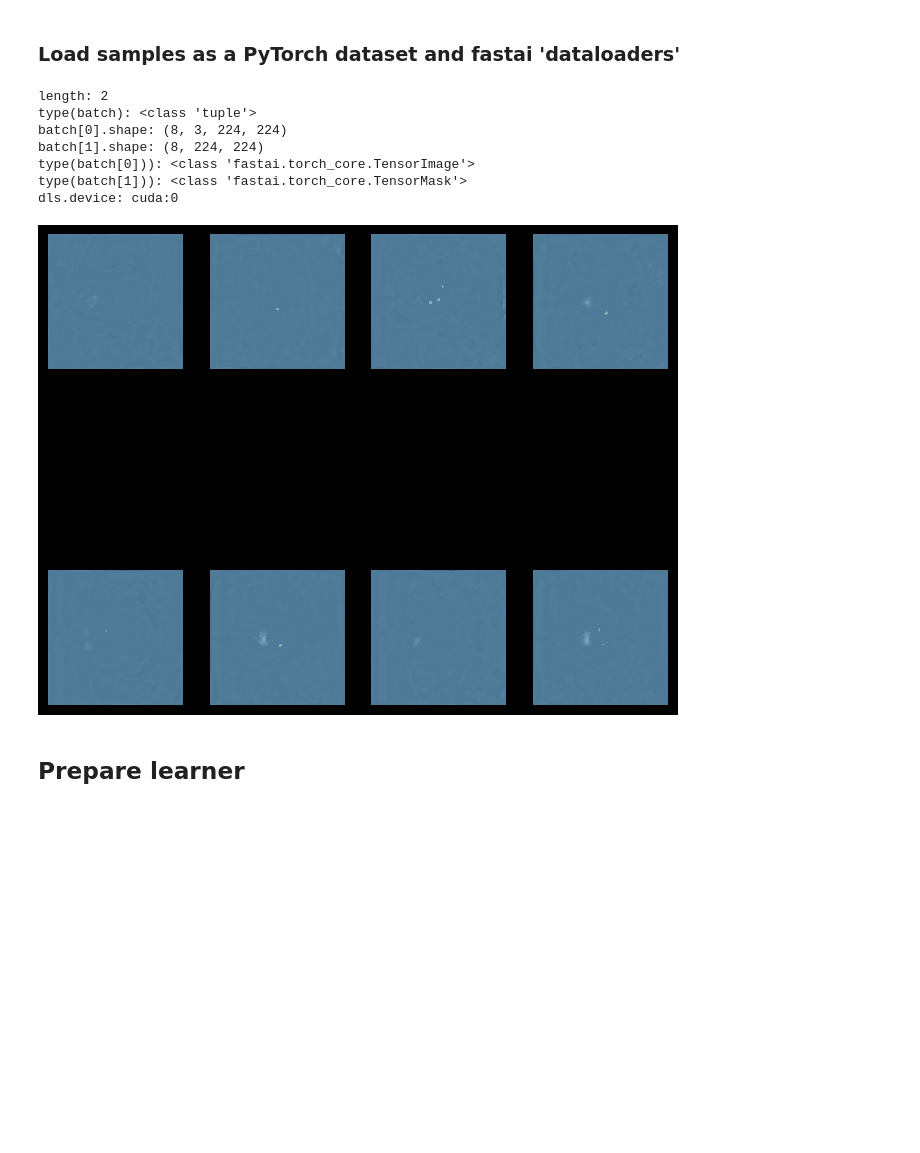
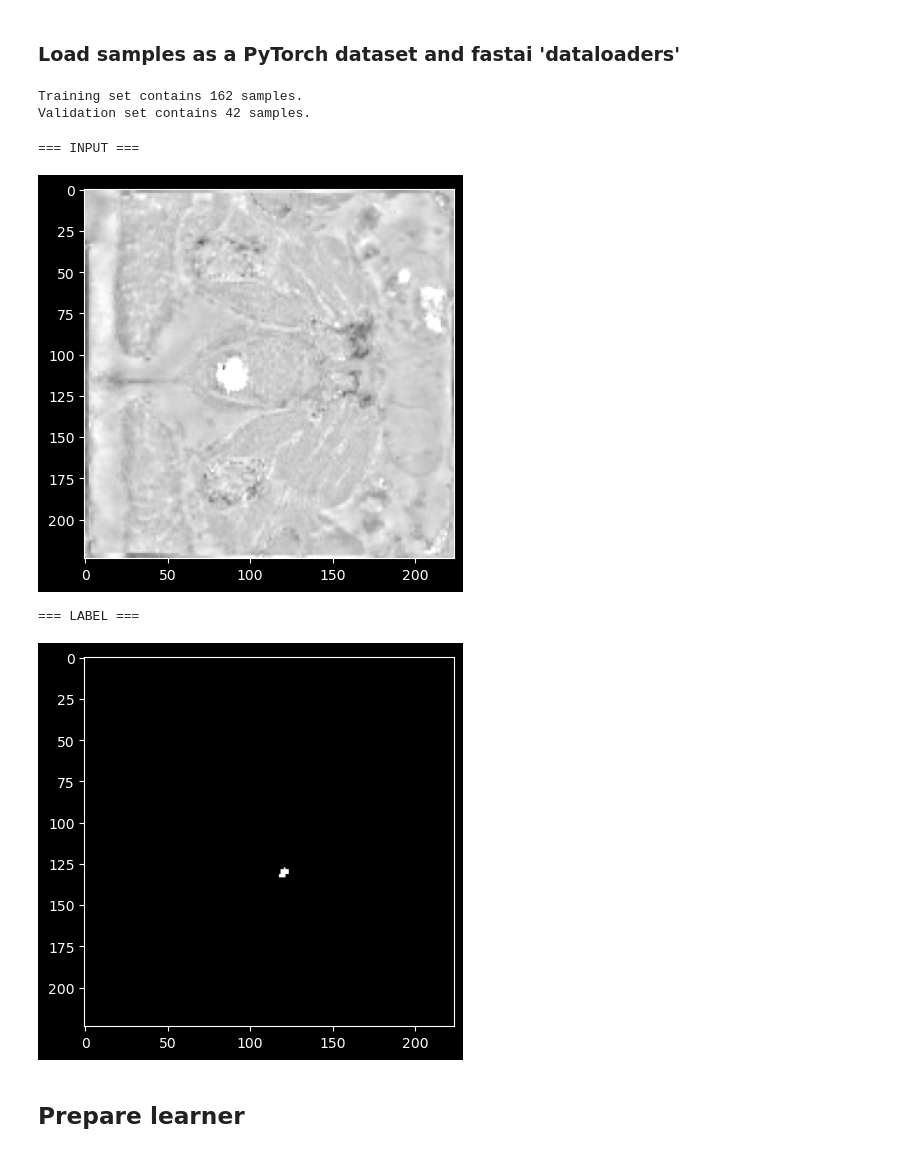
Before and after one commit to astewartau/prostate, a Jupyter notebook: prostate.ipynb, the cells around one changed output. Cells and saved outputs as stored; diff of their text form; code cells hidden in the pictures; blank space fills up the shorter version.

```diff
--- a/prostate.ipynb
+++ b/prostate.ipynb
@@ -25,7 +25,7 @@ The files are 3D NIfTI images.
 # %%
 # Input data
 qsm_files = sorted(glob("data/bids/sub-*/ses-*/extra_data/*qsm.nii*"))
-seg_files = sorted(glob("data/bids/sub-*/ses-*/extra_data/*segmentation*clean*seeds.nii*"))
+seg_files = sorted(glob("data/bids/sub-*/ses-*/extra_data/*segmentation*clean_seeds.nii*"))
 t2s_files = sorted(glob("data/bids/sub-*/ses-*/extra_data/*t2starmap.nii*"))
 mag_files = sorted(glob("data/bids/sub-*/ses-*/extra_data/*magnitude_combined.nii*"))
 assert(len(qsm_files) == len(seg_files) == len(t2s_files) == len(mag_files))
@@ -75,10 +75,9 @@ class QSM_2D_With_Seg(torch.utils.data.Dataset):
     def __init__(self, sample_details, transform=None):
         self.sample_details = sample_details
         self.transform = transform
-        self.c = 2
 
     def __len__(self):
-        return len(self.sample_details)
+        return len(self.sample_details) * 3
 
     def __getitem__(self, idx):
         # convert idx to list if tensor
@@ -86,10 +85,10 @@ class QSM_2D_With_Seg(torch.utils.data.Dataset):
             idx = idx.tolist()
 
         # convert idx to image and slice numbers
-        qsm_path, seg_path, slice_id = self.sample_details[idx]
+        qsm_path, seg_path, slice_id = self.sample_details[idx % len(self.sample_details)]
 
         # load data and scale from estimated range of -8,+8 to 0,1
-        qsm = (nib.load(qsm_path).get_fdata()[:,:,int(slice_id)]+8) / (8*2)
+        qsm = (nib.load(qsm_path).get_fdata()[:,:,int(slice_id)])
         seg = (nib.load(seg_path).get_fdata()[:,:,int(slice_id)])
 
         # resize images to common size
@@ -101,11 +100,18 @@ class QSM_2D_With_Seg(torch.utils.data.Dataset):
 
         # apply any necessary transformations
         if self.transform:
-            qsm = self.transform(qsm)
-            seg = self.transform(seg)
+            pass
 
         # ensure segmentation is long int
         seg = seg.to(torch.int64)
+
+        # rotate image
+        num_rotations = idx // len(self.sample_details)
+        seg = torch.rot90(seg, num_rotations, [0, 1])
+        qsm = torch.rot90(qsm, num_rotations, [1, 2])
+
+        # scale qsm
+        qsm = np.interp(np.clip(qsm, -2, 0.5), (-2, 0.5), (0, 1))
 
         return fastai.torch_core.TensorImage(qsm), fastai.torch_core.TensorMask(seg)
 
@@ -113,24 +119,11 @@ class QSM_2D_With_Seg(torch.utils.data.Dataset):
         for idx in range(len(self.sample_details)):
             yield self.__getitem__(idx)
 # %%
-train_ds = QSM_2D_With_Seg(train_samples)#, transform=fastai.vision.augment.Resize((146, 160)))
-valid_ds = QSM_2D_With_Seg(valid_samples)#, transform=fastai.vision.augment.Resize((146, 160)))
+train_ds = QSM_2D_With_Seg(train_samples)
+valid_ds = QSM_2D_With_Seg(valid_samples)
 dls = fastai.data.core.DataLoaders.from_dsets(train_ds, valid_ds, batch_size=8, device='cuda:0')
+print(f"Training set contains {len(train_ds)} samples.")
+print(f"Validation set contains {len(valid_ds)} samples.")
+# %% [output]
+Training set contains 162 samples.
+Validation set contains 42 samples.
-# %%
-# print some information
-batch = dls.one_batch()
-print(f"length: {len(batch)}")
-print(f"type(batch): {type(batch)}")
-print(f"batch[0].shape: {dls.one_batch()[0].shape}")
-print(f"batch[1].shape: {dls.one_batch()[1].shape}")
-print(f"type(batch[0])): {type(batch[0])}")
-print(f"type(batch[1])): {type(batch[1])}")
-print(f"dls.device: {dls.device}")
-# %% [output]
-length: 2
-type(batch): <class 'tuple'>
-batch[0].shape: (8, 3, 224, 224)
-batch[1].shape: (8, 224, 224)
-type(batch[0])): <class 'fastai.torch_core.TensorImage'>
-type(batch[1])): <class 'fastai.torch_core.TensorMask'>
-dls.device: cuda:0
@@ -157,7 +130,25 @@ def show_batch(x:torch.Tensor, y:torch.Tensor, samples, ctxs=None, max_n=6, nrow
-# %%
-dls.show_batch(figsize=(8,8))
-# %% [output]
-[figure, removed]
+# %%
+batch = dls.train.one_batch()
+sample_num = 5
+x = batch[0][sample_num].unsqueeze(0) # image
+y = batch[1][sample_num] # mask
+
+print("=== INPUT ===")
+plt.figure()
+plt.imshow(x[0][0].cpu(), cmap='gray', vmin=0, vmax=1)
+plt.show()
+plt.close()
+
+print("=== LABEL ===")
+plt.figure()
+plt.imshow(y.cpu(), cmap='gray', vmin=0, vmax=1)
+plt.show()
+plt.close()
+# %% [output]
+=== INPUT ===
+[figure, added]
+=== LABEL ===
+[figure, added]
 # %% [markdown]
 ## Prepare learner
 # %%
```
Also changed, not shown: parts of 16 cells of this notebook, 1 other file.
